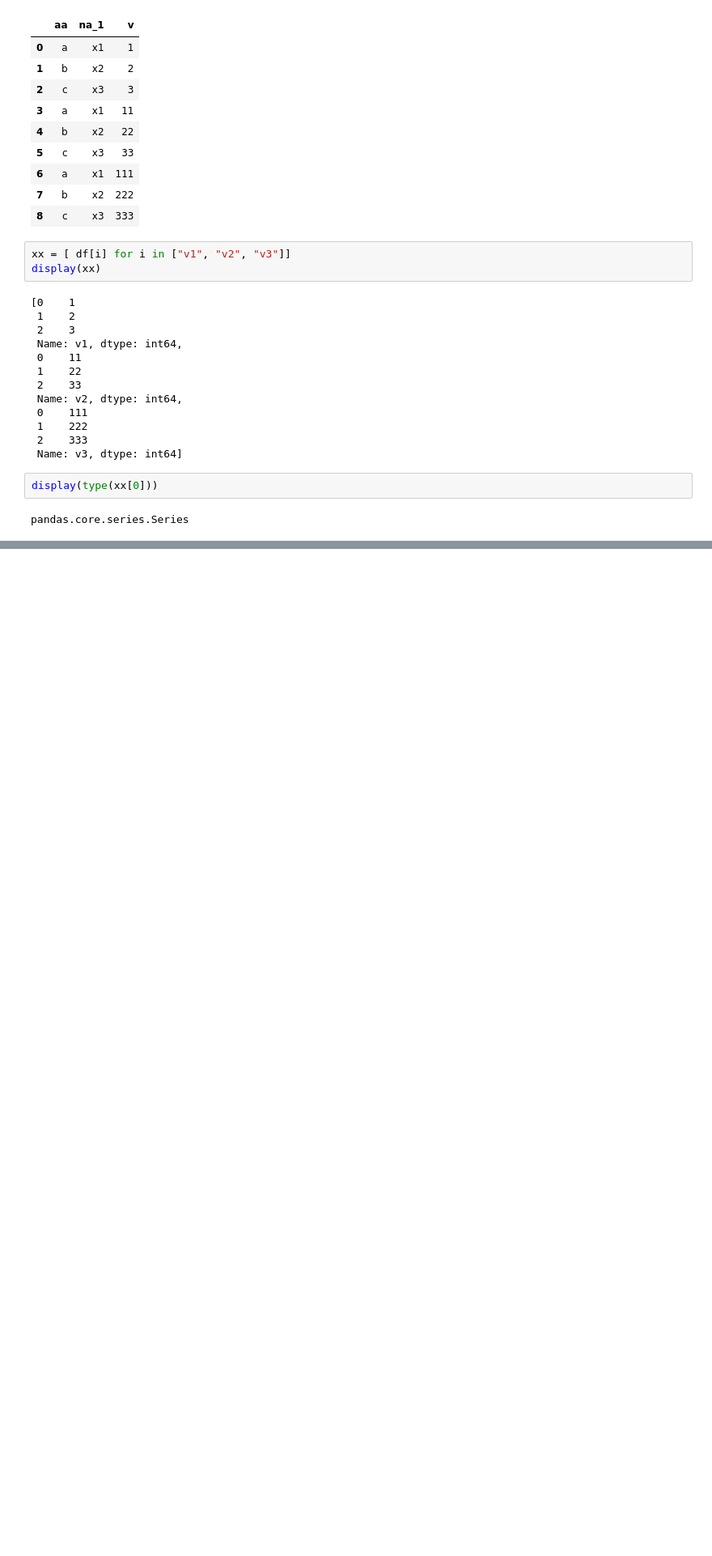
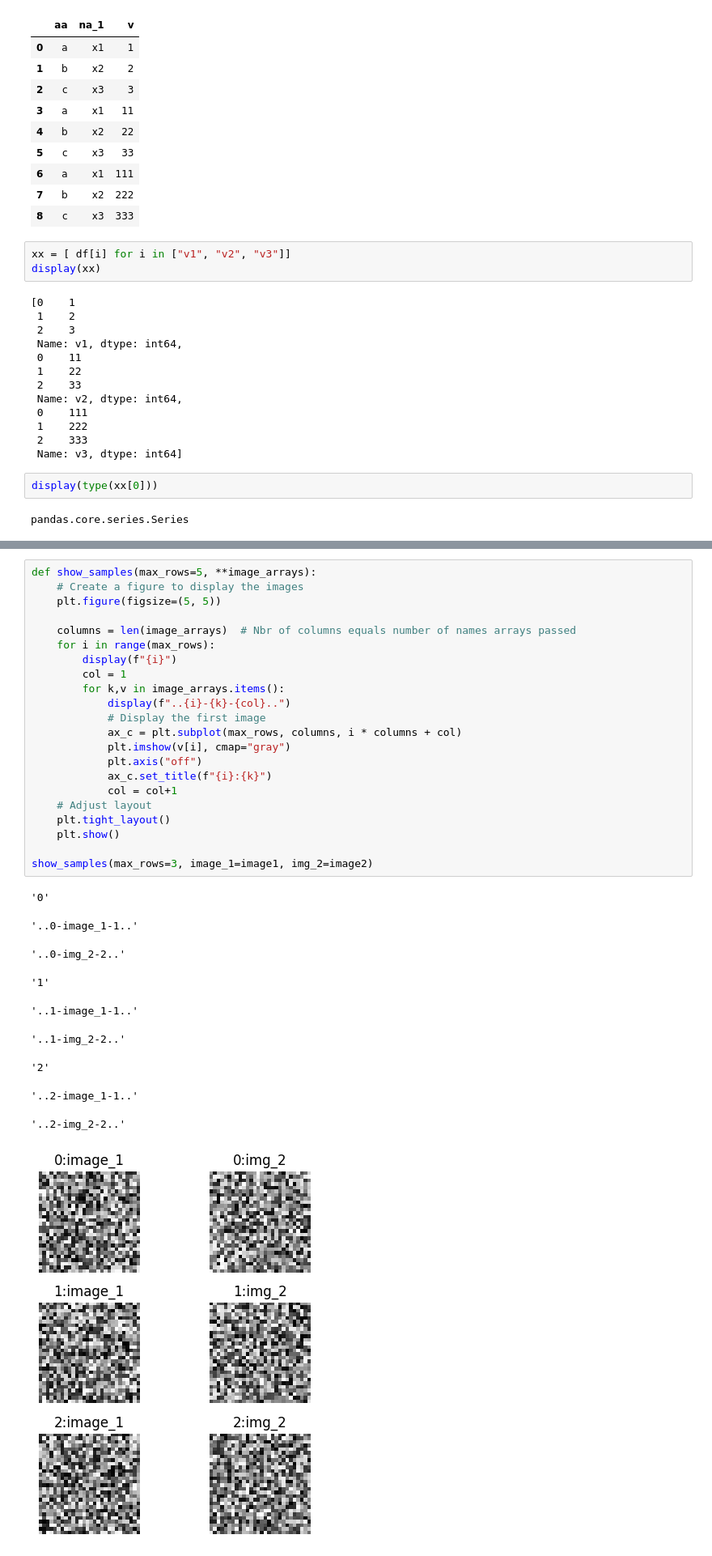
Before and after one commit to samdeleu/howest-dl, a Jupyter notebook: sessie_03/opdracht/trials.ipynb, the cells around one changed output, grey strips where cells are left out. Shown at 81% size. Drawn from its saved outputs; the diff is of its cells as text; blank space fills up the shorter version.

```diff
--- a/sessie_03/opdracht/trials.ipynb
+++ b/sessie_03/opdracht/trials.ipynb
@@ -541,0 +724,33 @@ pandas.core.series.Series
+# %%
+def show_samples(max_rows=5, **image_arrays):
+    # Create a figure to display the images
+    plt.figure(figsize=(5, 5))
+
+    columns = len(image_arrays)  # Nbr of columns equals number of names arrays passed
+    for i in range(max_rows):
+        display(f"{i}")
+        col = 1
+        for k,v in image_arrays.items():
+            display(f"..{i}-{k}-{col}..")
+            # Display the first image
+            ax_c = plt.subplot(max_rows, columns, i * columns + col)
+            plt.imshow(v[i], cmap="gray")
+            plt.axis("off")
+            ax_c.set_title(f"{i}:{k}")
+            col = col+1
+    # Adjust layout
+    plt.tight_layout()
+    plt.show()
+
+show_samples(max_rows=3, image_1=image1, img_2=image2)
+# %% [output]
+'0'
+'..0-image_1-1..'
+'..0-img_2-2..'
+'1'
+'..1-image_1-1..'
+'..1-img_2-2..'
+'2'
+'..2-image_1-1..'
+'..2-img_2-2..'
+[figure, added]
```
Also changed, not shown: parts of 13 cells of this notebook, 10 other files.
